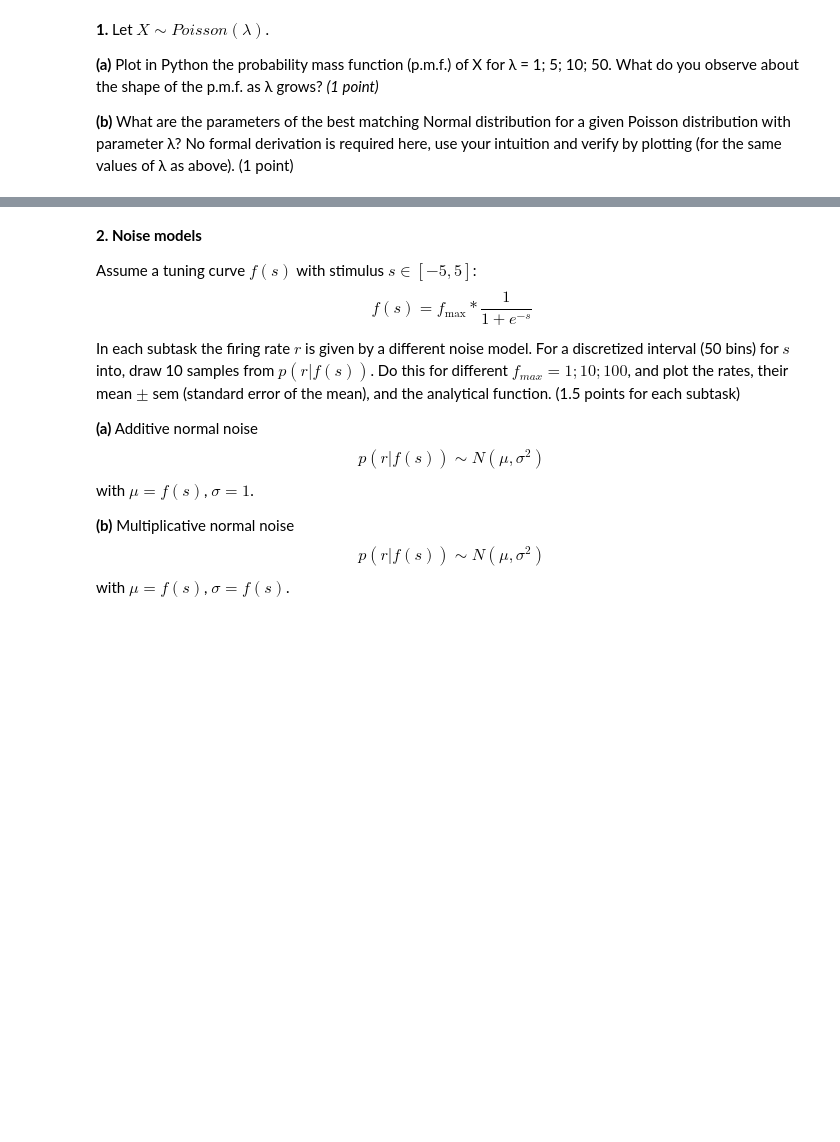
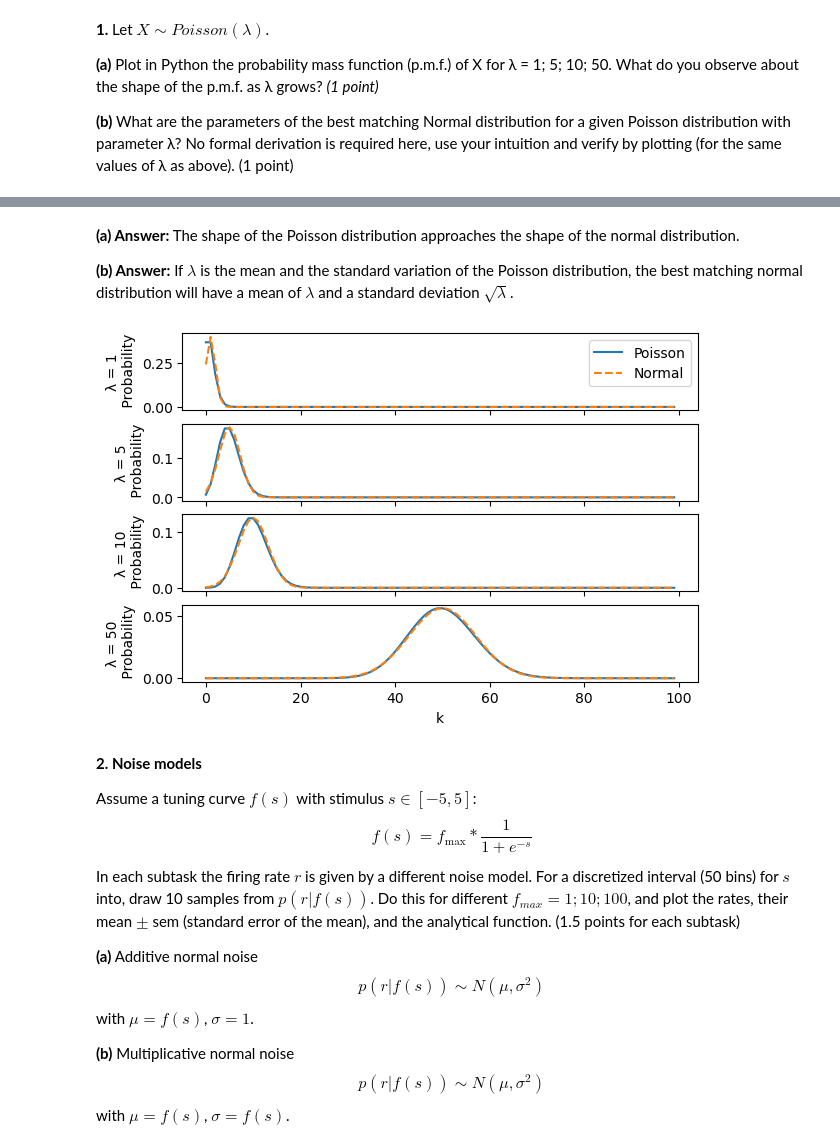
Before and after one commit to kerseviciute/neural-coding, a Jupyter notebook: 2024_Neural_coding_Homework3.ipynb, the cells around one changed output, grey strips where cells are left out. Cells and saved outputs as stored; diff of their text form; code cells hidden in the pictures; blank space fills up the shorter version.

```diff
--- a/2024_Neural_coding_Homework3.ipynb
+++ b/2024_Neural_coding_Homework3.ipynb
@@ -36,3 +25,29 @@ TODO
+# %% [markdown]
+**(a) Answer:**
+The shape of the Poisson distribution approaches the shape of the normal distribution.
+
+**(b) Answer:**
+If $\lambda$ is the mean and the standard variation of the Poisson distribution, the best matching normal distribution will have a mean of $\lambda$ and a standard deviation $\sqrt{\lambda}$.
+# %%
+k = np.arange(0, 100, 1)
+lambdas = [1, 5, 10, 50]
+
+_, axs = plt.subplots(ncols = 1, nrows = len(lambdas), figsize = (6, len(lambdas)), sharex = True, constrained_layout = True)
+
+for l, ax in zip(lambdas, axs):
+    poisson = stat.poisson.pmf(k, mu = l, loc = 0)
+    normal = stat.norm.pdf(k, loc = l, scale = np.sqrt(l)) # loc = mean, scale = standard deviation
+    ax.plot(k, poisson, label = "Poisson")
+    ax.plot(k, normal, label = "Normal", linestyle = "dashed")
+    ax.set_ylabel(f"λ = {l}\n Probability")
+
+    if l == 1:
+        ax.legend(loc = "upper right")
+
+plt.xlabel("k")
+plt.show()
+# %% [output]
+[figure, added]
 # %% [markdown]
 **2. Noise models**
 
```
Also changed, not shown: parts of 3 cells of this notebook.
